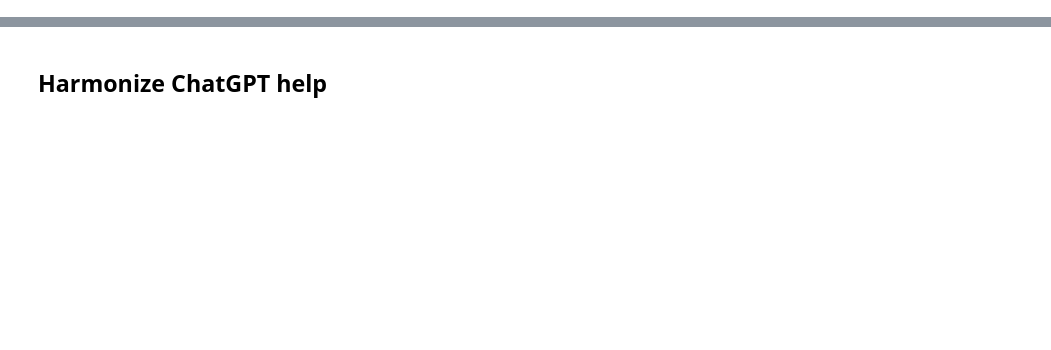
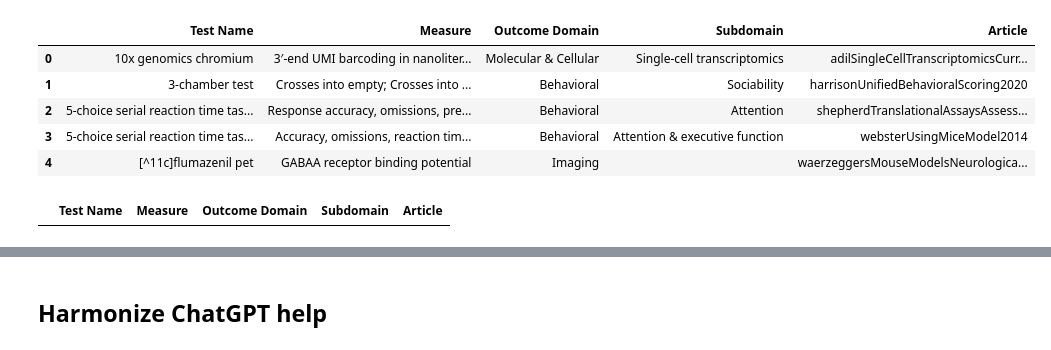
Before and after one commit to Ineichen-Group/Preclinical_DrugDisease_Translation_Pipeline, a Jupyter notebook: 03_IE_tasks/Harmonize_Outcomes_Assay_Library.ipynb, the cells around one changed output, grey strips where cells are left out. Saved outputs shown, nothing was run; the diff lists cells and outputs as text; code cells hidden in the pictures; blank space fills up the shorter version.

```diff
--- a/03_IE_tasks/Harmonize_Outcomes_Assay_Library.ipynb
+++ b/03_IE_tasks/Harmonize_Outcomes_Assay_Library.ipynb
@@ -111,3 +120,16 @@ harmonized_raw
+# %%
+harmonized_raw.head()
+# %% [output]
+|  | Test Name | Measure | Outcome Domain | Subdomain | Article |
+| 0 | 10x genomics chromium | 3′-end UMI barcoding in nanoliter... | Molecular & Cellular | Single-cell transcriptomics | adilSingleCellTranscriptomicsCurr... |
+| 1 | 3-chamber test | Crosses into empty; Crosses into ... | Behavioral | Sociability | harrisonUnifiedBehavioralScoring2020 |
+| 2 | 5-choice serial reaction time tas... | Response accuracy, omissions, pre... | Behavioral | Attention | shepherdTranslationalAssaysAssess... |
+| 3 | 5-choice serial reaction time tas... | Accuracy, omissions, reaction tim... | Behavioral | Attention & executive function | websterUsingMiceModel2014 |
+| 4 | [^11c]flumazenil pet | GABAA receptor binding potential | Imaging |  | waerzeggersMouseModelsNeurologica... |
+# %%
+harmonized_raw[harmonized_raw['Outcome Domain']=='Behaviour']
+# %% [output]
+|  | Test Name | Measure | Outcome Domain | Subdomain | Article |
 # %%
 set(harmonized_raw['Outcome Domain'])
 # %% [output]
```
Also changed, not shown: parts of 16 cells of this notebook.
